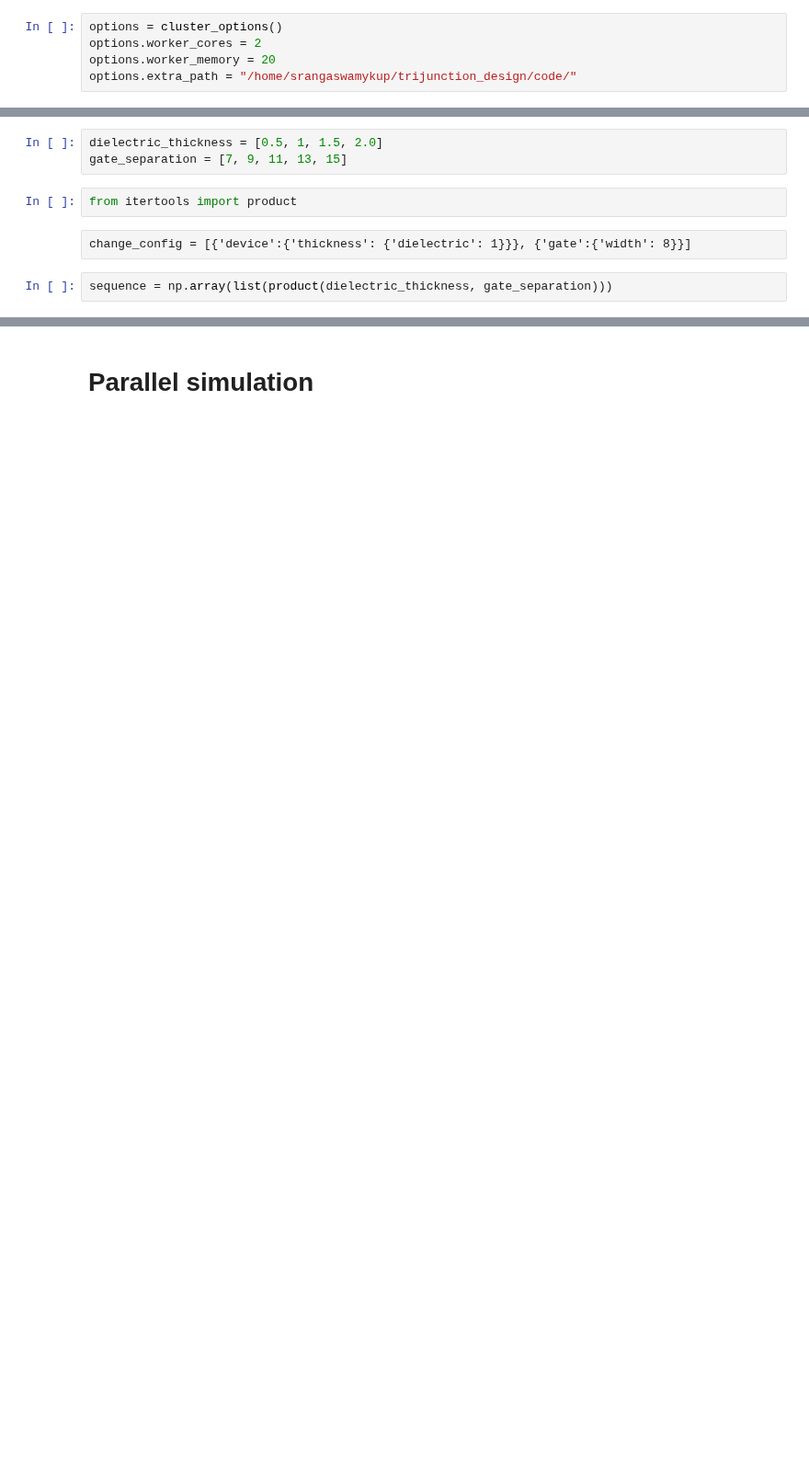
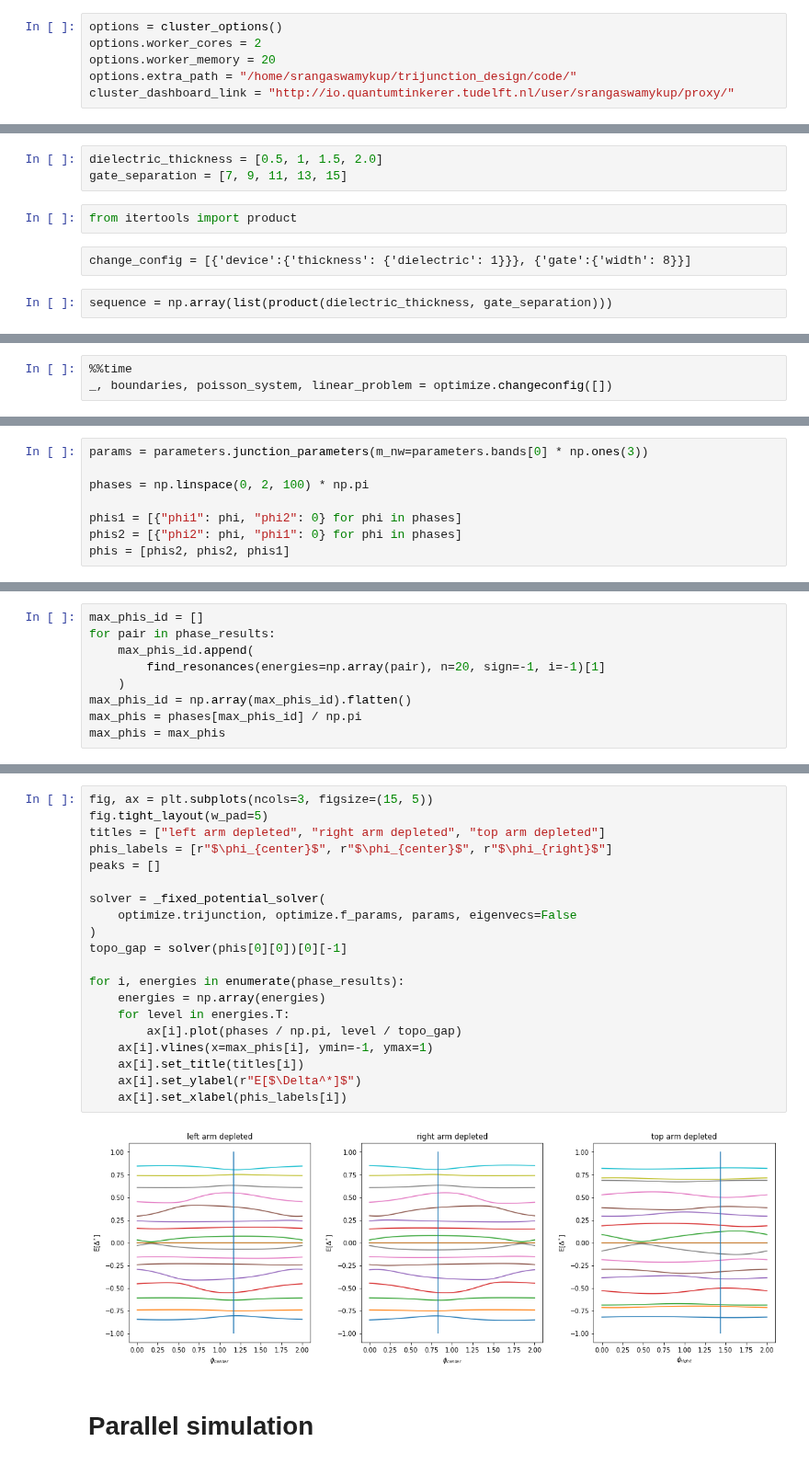
Before and after one commit to Satin21/Trijunction, a Jupyter notebook: analysis/Y.ipynb, the cells around one changed output, grey strips where cells are left out. Shown at 92% size. Cells and saved outputs as stored; diff of their text form; blank space fills up the shorter version.

```diff
--- a/analysis/Y.ipynb
+++ b/analysis/Y.ipynb
@@ -38,6 +41,7 @@ options = cluster_options()
 options.worker_cores = 2
 options.worker_memory = 20
 options.extra_path = "/home/srangaswamykup/trijunction_design/code/"
+cluster_dashboard_link = "http://io.quantumtinkerer.tudelft.nl/user/srangaswamykup/proxy/"
 # %% [raw]
 from tools import linear_Hamiltonian
 # %%
@@ -98,0 +90,3 @@ sequence = np.array(list(product(dielectric_thickness, gate_separation)))
+# %%
+%%time
+_, boundaries, poisson_system, linear_problem = optimize.changeconfig([])
@@ -98,0 +185,8 @@ sequence = np.array(list(product(dielectric_thickness, gate_separation)))
+# %%
+params = parameters.junction_parameters(m_nw=parameters.bands[0] * np.ones(3))
+
+phases = np.linspace(0, 2, 100) * np.pi
+
+phis1 = [{"phi1": phi, "phi2": 0} for phi in phases]
+phis2 = [{"phi2": phi, "phi1": 0} for phi in phases]
+phis = [phis2, phis2, phis1]
@@ -98,0 +217,9 @@ sequence = np.array(list(product(dielectric_thickness, gate_separation)))
+# %%
+max_phis_id = []
+for pair in phase_results:
+    max_phis_id.append(
+        find_resonances(energies=np.array(pair), n=20, sign=-1, i=-1)[1]
+    )
+max_phis_id = np.array(max_phis_id).flatten()
+max_phis = phases[max_phis_id] / np.pi
+max_phis = max_phis
@@ -99,3 +230,25 @@ sequence = np.array(list(product(dielectric_thickness, gate_separation)))
+# %%
+fig, ax = plt.subplots(ncols=3, figsize=(15, 5))
+fig.tight_layout(w_pad=5)
+titles = ["left arm depleted", "right arm depleted", "top arm depleted"]
+phis_labels = [r"$\phi_{center}$", r"$\phi_{center}$", r"$\phi_{right}$"]
+peaks = []
+
+solver = _fixed_potential_solver(
+    optimize.trijunction, optimize.f_params, params, eigenvecs=False
+)
+topo_gap = solver(phis[0][0])[0][-1]
+
+for i, energies in enumerate(phase_results):
+    energies = np.array(energies)
+    for level in energies.T:
+        ax[i].plot(phases / np.pi, level / topo_gap)
+    ax[i].vlines(x=max_phis[i], ymin=-1, ymax=1)
+    ax[i].set_title(titles[i])
+    ax[i].set_ylabel(r"E[$\Delta^*]$")
+    ax[i].set_xlabel(phis_labels[i])
+# %% [output]
+[figure, added]
 # %% [markdown]
 # Parallel simulation
 # %%
```
Also changed, not shown: parts of 21 cells of this notebook, 7 other files.
